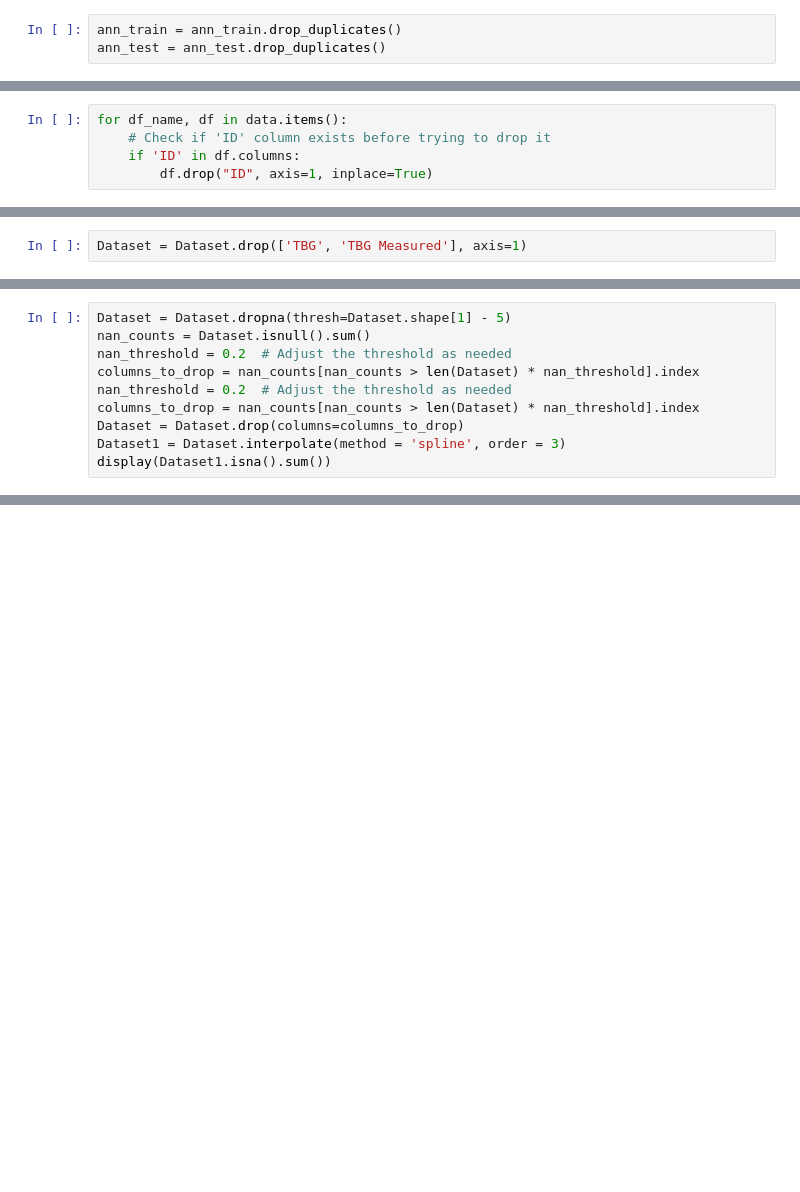
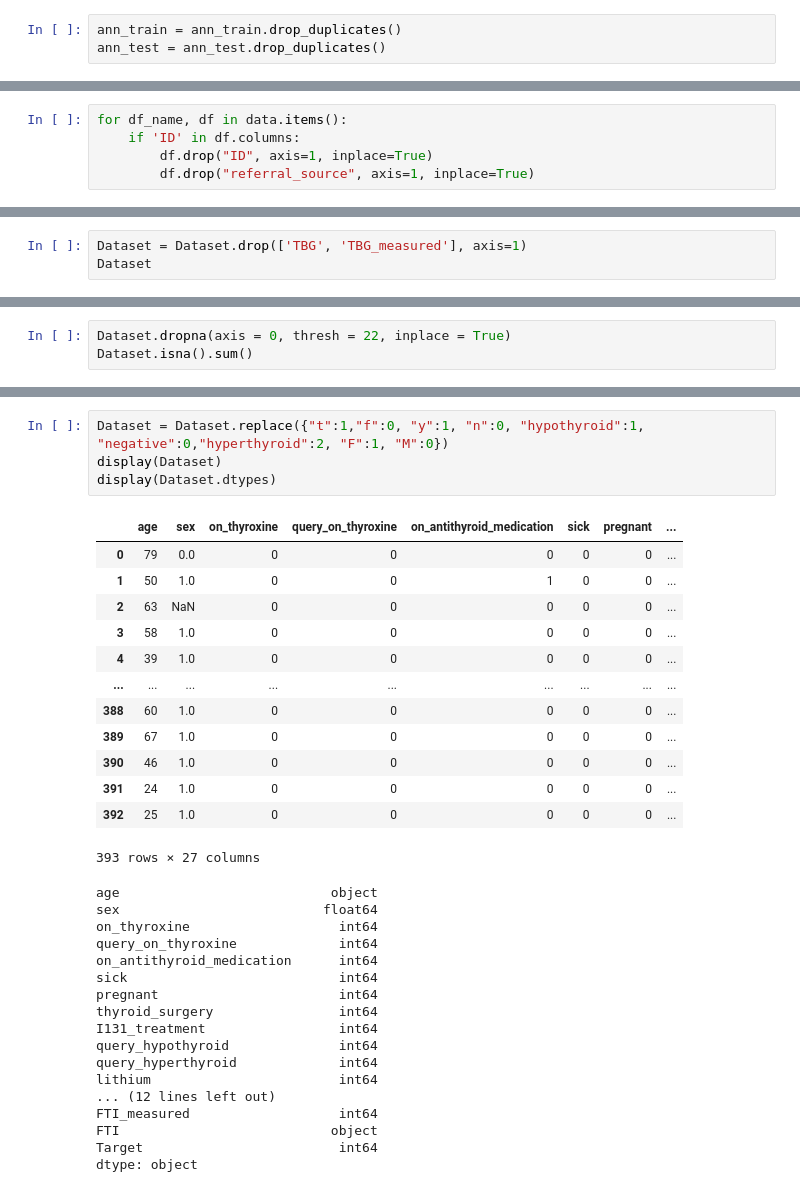
Before and after one commit to aashishops/Thyroid-Performance-Analysis, a Jupyter notebook: src/MODELTRAINING.ipynb, the cells around one changed output, grey strips where cells are left out. Saved outputs shown, nothing was run; the diff lists cells and outputs as text; blank space fills up the shorter version.

```diff
--- a/src/MODELTRAINING.ipynb
+++ b/src/MODELTRAINING.ipynb
@@ -128,5 +32,5 @@ ann test duplicate rows :  0
 # %%
 for df_name, df in data.items():
-    # Check if 'ID' column exists before trying to drop it
     if 'ID' in df.columns:
         df.drop("ID", axis=1, inplace=True)
+        df.drop("referral_source", axis=1, inplace=True)
@@ -189,2 +91,3 @@ display(Dataset)
 # %%
-Dataset = Dataset.drop(['TBG', 'TBG Measured'], axis=1)
+Dataset = Dataset.drop(['TBG', 'TBG_measured'], axis=1)
+Dataset
@@ -191,10 +107,0 @@ Dataset = Dataset.drop(['TBG', 'TBG Measured'], axis=1)
-# %%
-Dataset = Dataset.dropna(thresh=Dataset.shape[1] - 5)
-nan_counts = Dataset.isnull().sum()
-nan_threshold = 0.2  # Adjust the threshold as needed
-columns_to_drop = nan_counts[nan_counts > len(Dataset) * nan_threshold].index
-nan_threshold = 0.2  # Adjust the threshold as needed
-columns_to_drop = nan_counts[nan_counts > len(Dataset) * nan_threshold].index
-Dataset = Dataset.drop(columns=columns_to_drop)
-Dataset1 = Dataset.interpolate(method = 'spline', order = 3)
-display(Dataset1.isna().sum())
@@ -274,0 +128,3 @@ hypo_hyper_data = {
+# %%
+Dataset.dropna(axis = 0, thresh = 22, inplace = True)
+Dataset.isna().sum()
@@ -274,0 +149,35 @@ hypo_hyper_data = {
+# %%
+Dataset = Dataset.replace({"t":1,"f":0, "y":1, "n":0, "hypothyroid":1, "negative":0,"hyperthyroid":2, "F":1, "M":0})
+display(Dataset)
+display(Dataset.dtypes)
+# %% [output]
+|  | age | sex | on_thyroxine | query_on_thyroxine | on_antithyroid_medication | sick | pregnant | ... |
+| 0 | 79 | 0.0 | 0 | 0 | 0 | 0 | 0 | ... |
+| 1 | 50 | 1.0 | 0 | 0 | 1 | 0 | 0 | ... |
+| 2 | 63 | NaN | 0 | 0 | 0 | 0 | 0 | ... |
+| 3 | 58 | 1.0 | 0 | 0 | 0 | 0 | 0 | ... |
+| 4 | 39 | 1.0 | 0 | 0 | 0 | 0 | 0 | ... |
+| ... | ... | ... | ... | ... | ... | ... | ... | ... |
+| 388 | 60 | 1.0 | 0 | 0 | 0 | 0 | 0 | ... |
+| 389 | 67 | 1.0 | 0 | 0 | 0 | 0 | 0 | ... |
+| 390 | 46 | 1.0 | 0 | 0 | 0 | 0 | 0 | ... |
+| 391 | 24 | 1.0 | 0 | 0 | 0 | 0 | 0 | ... |
+| 392 | 25 | 1.0 | 0 | 0 | 0 | 0 | 0 | ... |
+393 rows × 27 columns
+age                           object
+sex                          float64
+on_thyroxine                   int64
+query_on_thyroxine             int64
+on_antithyroid_medication      int64
+sick                           int64
+pregnant                       int64
+thyroid_surgery                int64
+I131_treatment                 int64
+query_hypothyroid              int64
+query_hyperthyroid             int64
+lithium                        int64
+... (12 lines left out)
+FTI_measured                   int64
+FTI                           object
+Target                         int64
+dtype: object
```
Also changed, not shown: parts of 22 cells of this notebook.
